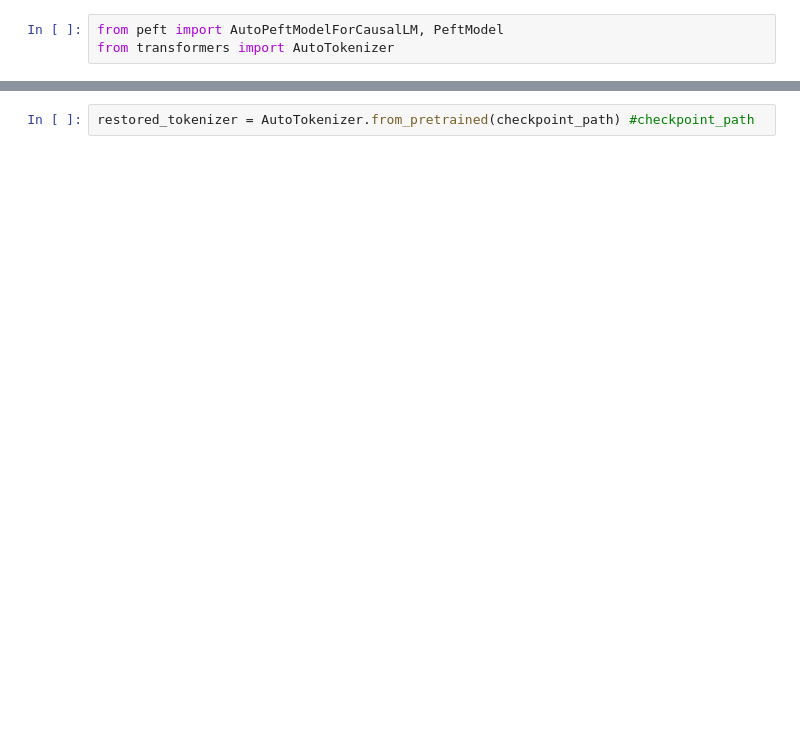
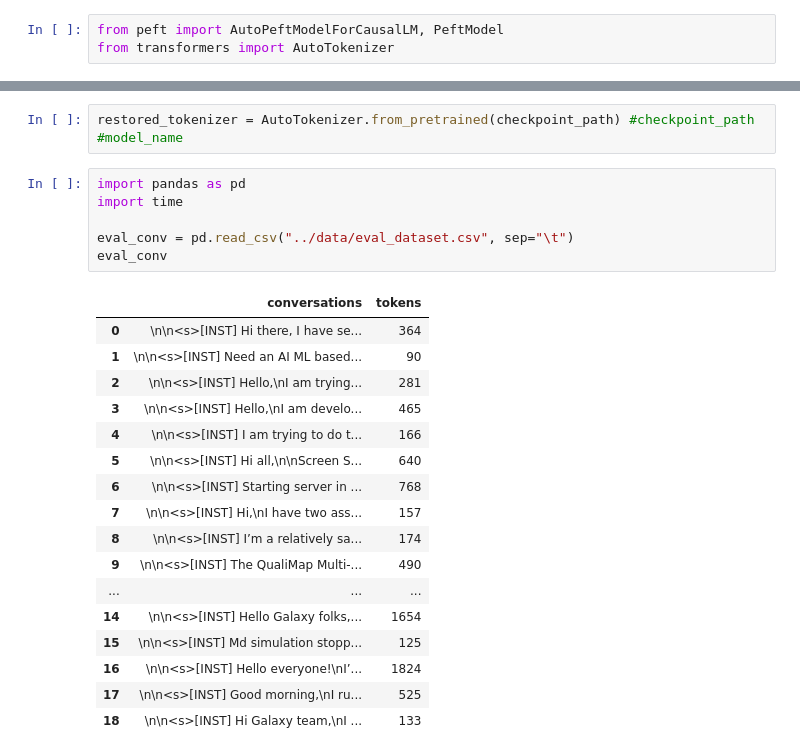
Before and after one commit to uwwint/discourse-scraper, a Jupyter notebook: llama2/generate_from_checkpoints.ipynb, the cells around one changed output, grey strips where cells are left out. Saved outputs shown, nothing was run; the diff lists cells and outputs as text; blank space fills up the shorter version.

```diff
--- a/llama2/generate_from_checkpoints.ipynb
+++ b/llama2/generate_from_checkpoints.ipynb
@@ -58,5 +73,29 @@ PeftModelForCausalLM(
   )
 )
 # %%
-restored_tokenizer = AutoTokenizer.from_pretrained(checkpoint_path) #checkpoint_path
+restored_tokenizer = AutoTokenizer.from_pretrained(checkpoint_path) #checkpoint_path #model_name
+# %%
+import pandas as pd
+import time
+
+eval_conv = pd.read_csv("../data/eval_dataset.csv", sep="\t")
+eval_conv
+# %% [output]
+|  | conversations | tokens |
+| 0 | \n\n<s>[INST] Hi there, I have se... | 364 |
+| 1 | \n\n<s>[INST] Need an AI ML based... | 90 |
+| 2 | \n\n<s>[INST] Hello,\nI am trying... | 281 |
+| 3 | \n\n<s>[INST] Hello,\nI am develo... | 465 |
+| 4 | \n\n<s>[INST] I am trying to do t... | 166 |
+| 5 | \n\n<s>[INST] Hi all,\n\nScreen S... | 640 |
+| 6 | \n\n<s>[INST] Starting server in ... | 768 |
+| 7 | \n\n<s>[INST] Hi,\nI have two ass... | 157 |
+| 8 | \n\n<s>[INST] I’m a relatively sa... | 174 |
+| 9 | \n\n<s>[INST] The QualiMap Multi-... | 490 |
+| ... | ... | ... |
+| 14 | \n\n<s>[INST] Hello Galaxy folks,... | 1654 |
+| 15 | \n\n<s>[INST] Md simulation stopp... | 125 |
+| 16 | \n\n<s>[INST] Hello everyone!\nI’... | 1824 |
+| 17 | \n\n<s>[INST] Good morning,\nI ru... | 525 |
+| 18 | \n\n<s>[INST] Hi Galaxy team,\nI ... | 133 |
 # %%
```
Also changed, not shown: parts of 5 cells of this notebook, 2 other files.
